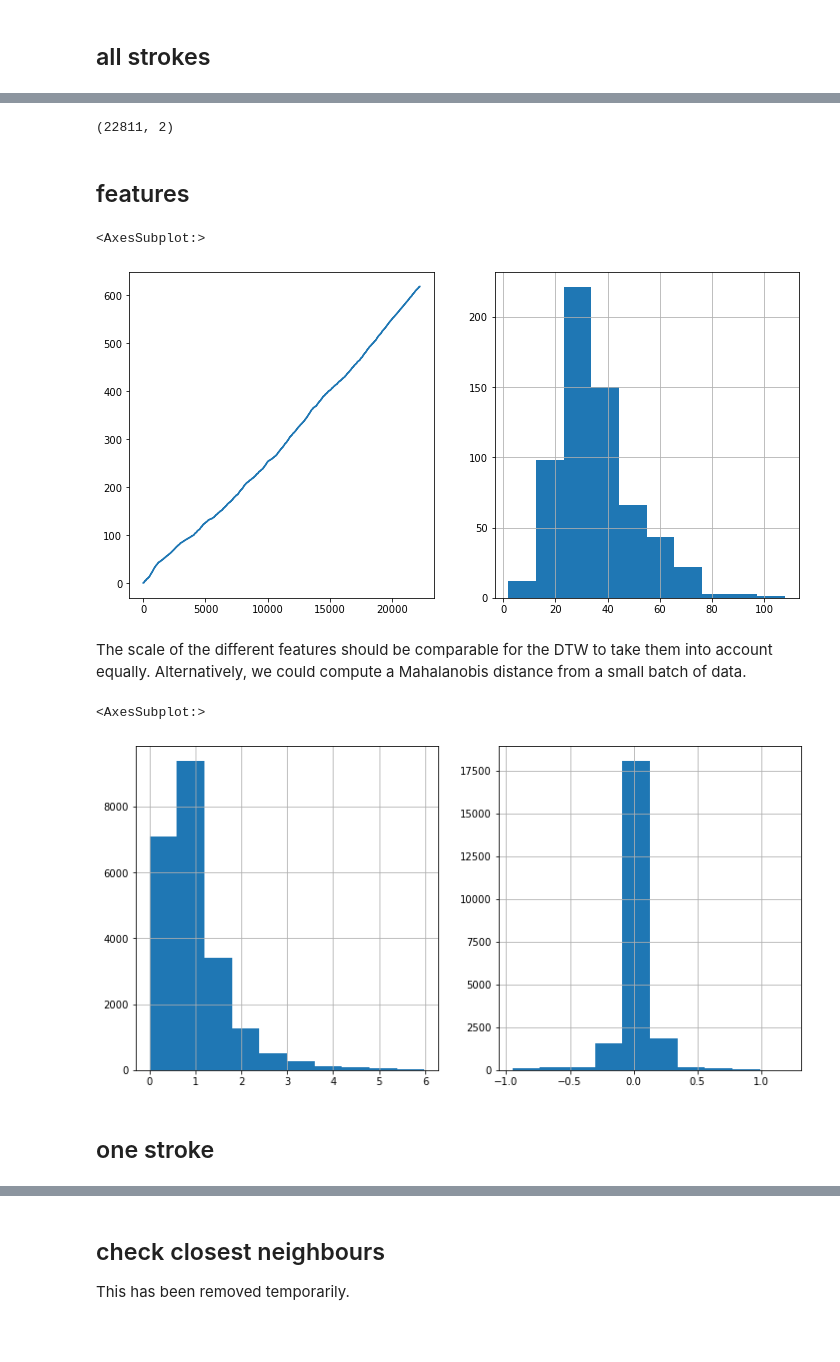
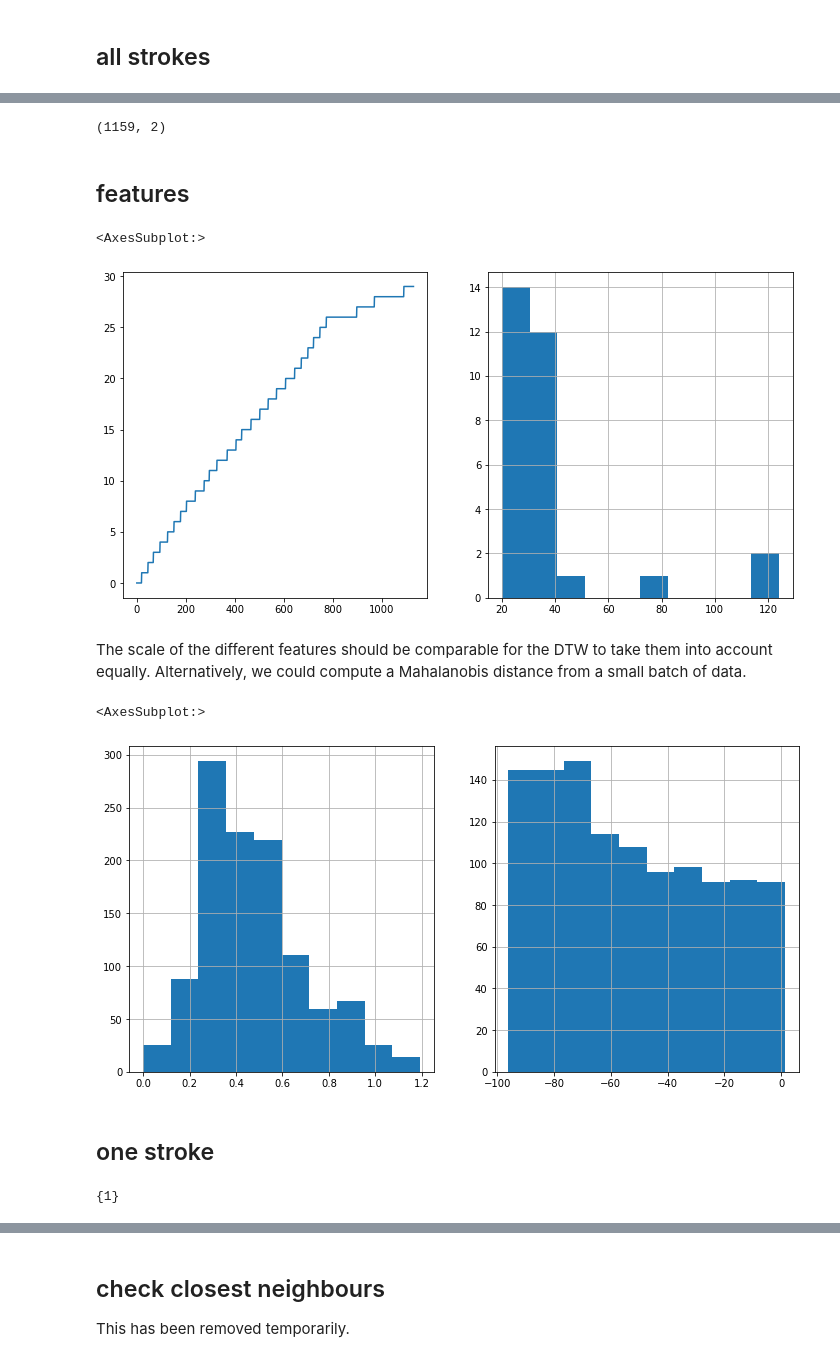
Before and after one commit to ircam-ismm/nime2022-elicitation-demo, a Jupyter notebook: notebooks/processing.ipynb, the cells around one changed output, grey strips where cells are left out. Saved outputs shown, nothing was run; the diff lists cells and outputs as text; code cells hidden in the pictures; blank space fills up the shorter version.

```diff
--- a/notebooks/processing.ipynb
+++ b/notebooks/processing.ipynb
@@ -9,7 +9,7 @@ processing = reload(processing)
 # filename = "../data/user/data_04052022_143527.csv"
 # filename = "../data/user/data_04052022_170752.csv"
 # filename = "../data/user/data_05052022_182742.csv"
-filename = "../data/user/data_09052022_180350.csv"
+filename = "../data/user/data_18052022_112228.csv"
 # %% [markdown]
 ## all strokes
 # %%
@@ -45,7 +57,7 @@ sns.scatterplot(data=data_df, x='x', y='y', size='p', hue='stroke_id', palette='
 # %%
 data.shape
 # %% [output]
-(22811, 2)
+(1159, 2)
 # %% [markdown]
 ## features
 # %%
@@ -54,16 +66,20 @@ data_df['segment_id'].plot(ax=ax[0])
 data_df.groupby('segment_id').size().hist(ax=ax[1])
 # %% [output]
 <AxesSubplot:>
-[figure, old version]
+[figure, new version]
 # %% [markdown]
 The scale of the different features should be comparable for the DTW to take them into account equally. Alternatively, we could compute a Mahalanobis distance from a small batch of data.
 # %%
 fig, ax = plt.subplots(1, 2, figsize=(12,6))
 data_df['s'].hist(ax=ax[0])
-data_df['da'].hist(ax=ax[1])
+data_df['angle'].hist(ax=ax[1])
 # %% [output]
 <AxesSubplot:>
-[figure, old version]
+[figure, new version]
 # %% [markdown]
 ## one stroke
+# %%
+set(data_df['stroke_id'])
+# %% [output]
+{1}
 # %%
```
Also changed, not shown: parts of 23 cells of this notebook, 12 other files.
